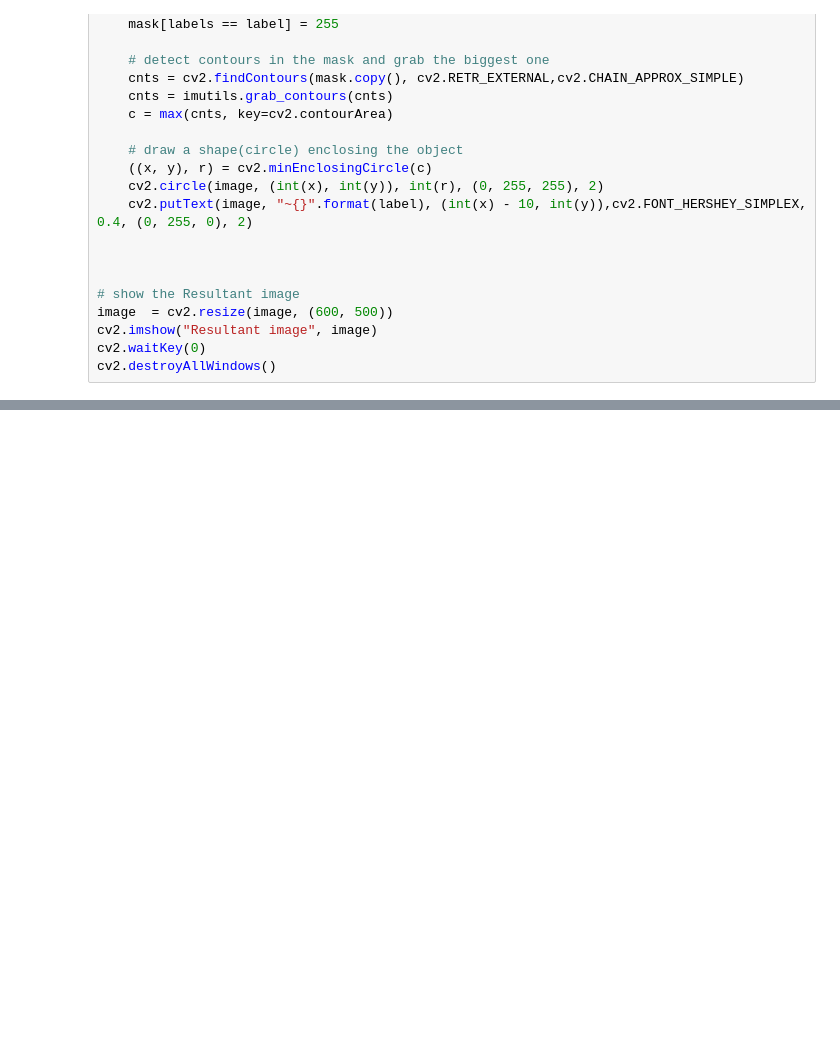
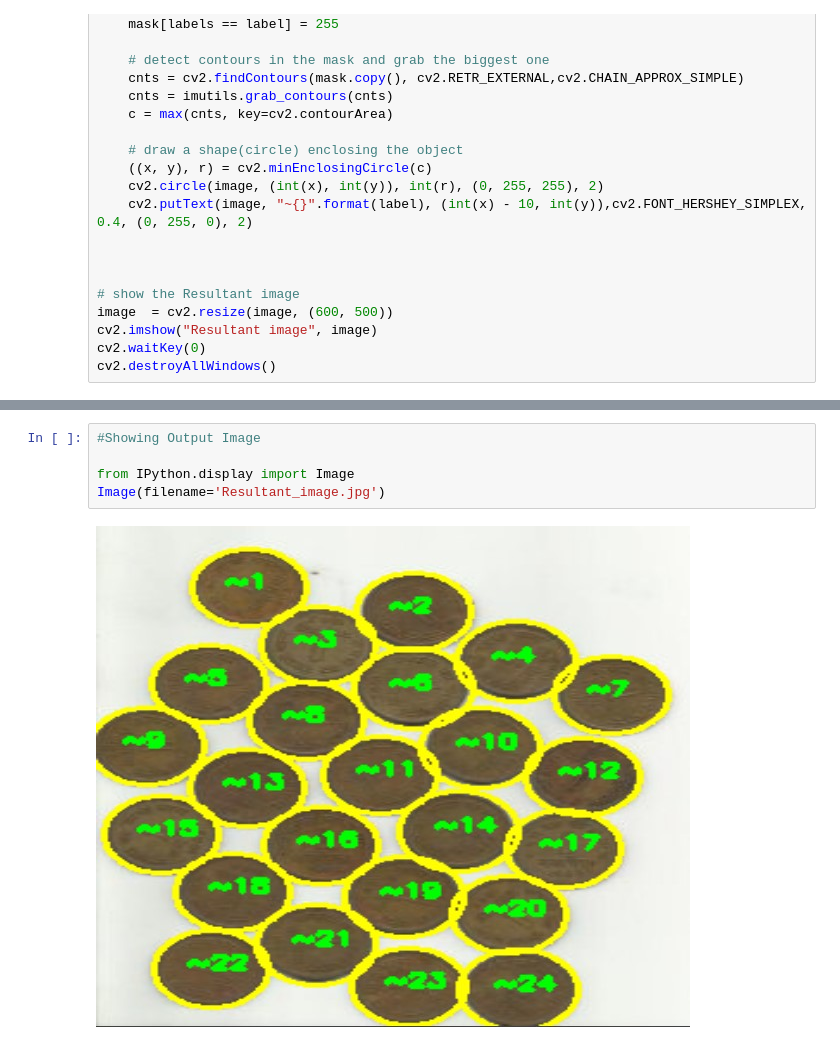
Before and after one commit to geekquad/Pixel-Processing, a Jupyter notebook: WatershedAlgorithm/Watershed Algorithm.ipynb, the cells around one changed output, grey strips where cells are left out. Saved outputs shown, nothing was run; the diff lists cells and outputs as text; blank space fills up the shorter version.

```diff
--- a/WatershedAlgorithm/Watershed Algorithm.ipynb
+++ b/WatershedAlgorithm/Watershed Algorithm.ipynb
@@ -97,0 +103,7 @@ cv2.destroyAllWindows()
+# %%
+#Showing Output Image
+
+from IPython.display import Image
+Image(filename='Resultant_image.jpg')
+# %% [output]
+[figure, added]
```
Also changed, not shown: parts of 3 cells of this notebook.
